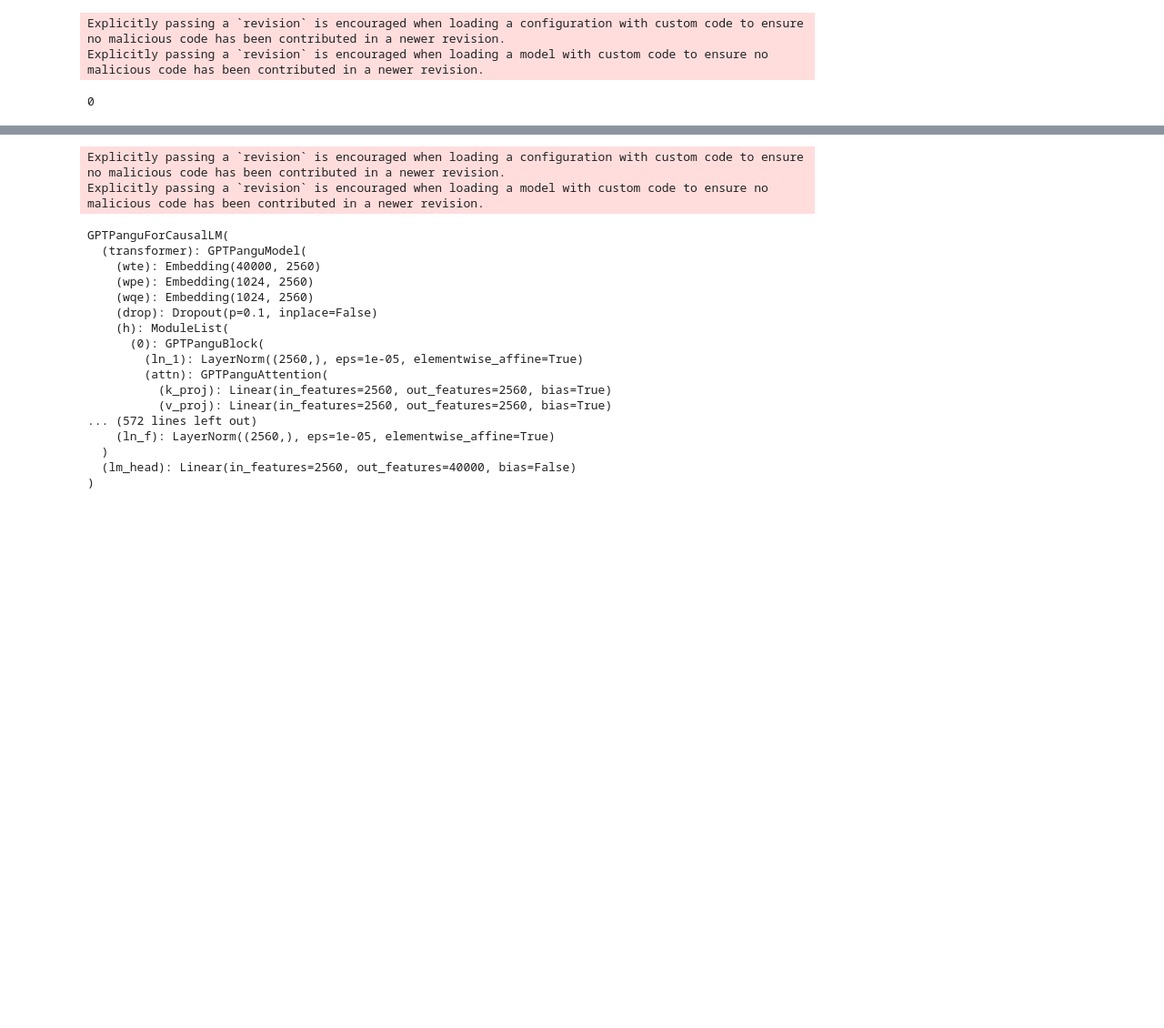
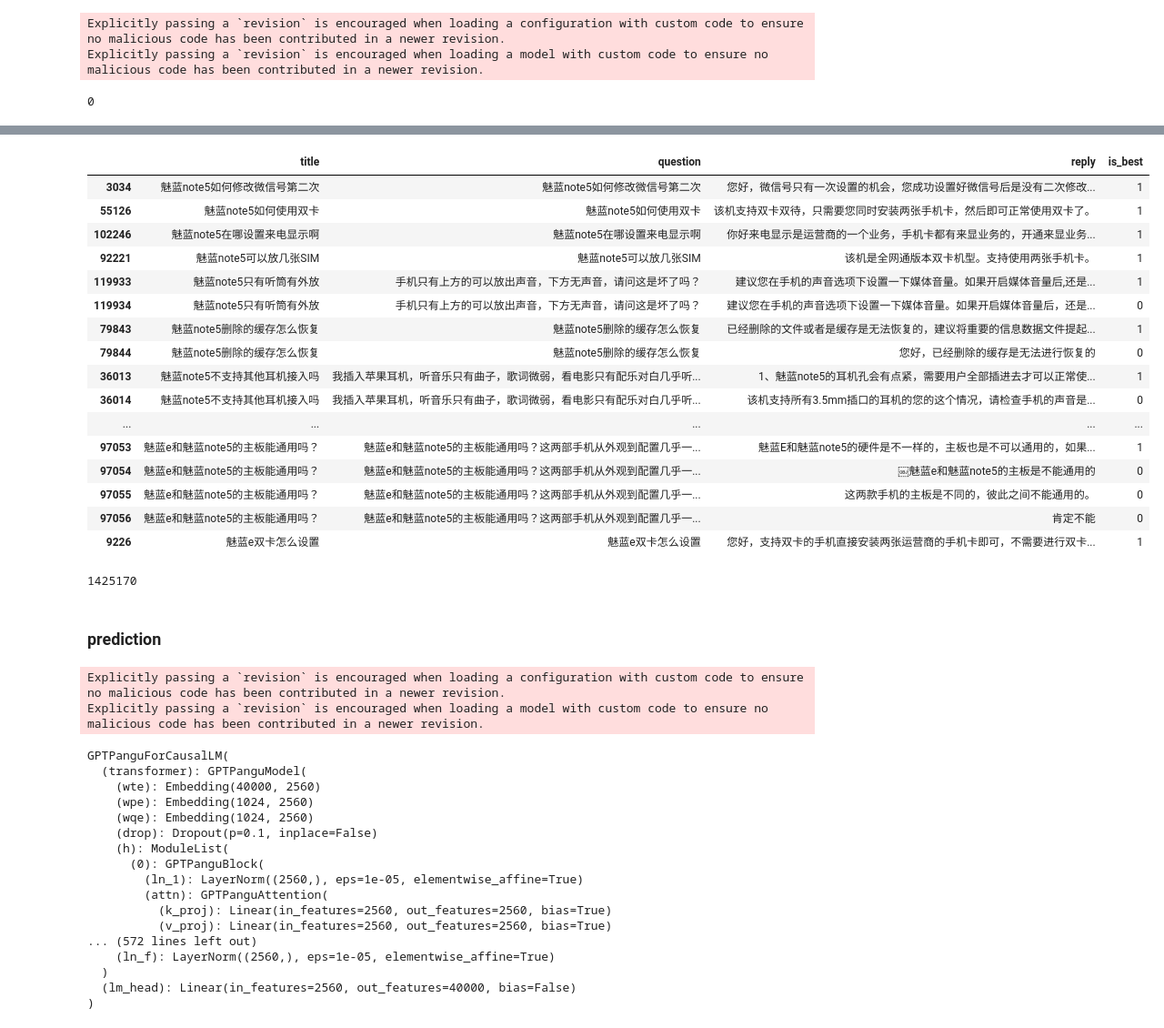
Before and after one commit to sunzeyeah/RLHF, a Jupyter notebook: src/notebook/rlhf.ipynb, the cells around one changed output, grey strips where cells are left out. Shown at 91% size. Drawn from its saved outputs; the diff is of its cells as text; code cells hidden in the pictures; blank space fills up the shorter version.

```diff
--- a/src/notebook/rlhf.ipynb
+++ b/src/notebook/rlhf.ipynb
@@ -63,0 +121,31 @@ Explicitly passing a `revision` is encouraged when loading a model with custom c
+# %%
+# zhidao
+t = time.time()
+fp = "/Users/zeyesun/Documents/Data/raw/zhidao/*.csv"
+fo = "/Users/zeyesun/Documents/Data/chatgpt/processed/zhidao.jsonl"
+ct = 0
+with open(fo, "w", encoding="utf-8") as w:
+    for fi in glob.glob(fp):
+        ct = 0
+        df = pd.read_csv(fi).sort_values(by=["title", "is_best"], ascending=False)
+        prev_title = None
+        prev_prompt = None
+        for _, val in df.iterrows():
+            if isinstance(val['question'], str) and val['question'] != val['title']:
+                prompt = f"问题：{val['title']}{tokenizer.sep_token}内容：{val['question']}{tokenizer.sep_token}回答："
+            else:
+                prompt = f"问题：{val['title']}{tokenizer.sep_token}回答："
+            if prev_title is not None and prev_title == val['title']:
+                answers.append({"answer": val['reply'], "score": val['is_best']})
+            else:
+                if prev_title is not None:
+#                     l3.append({"prompt": prev_prompt, "answers": copy.deepcopy(answers)})
+                    w.write(json.dumps({"prompt": prev_prompt, "answers": answers}, ensure_ascii=False)+'\n')
+                answers = [{"answer": val['reply'], "score": val['is_best']}]
+            prev_prompt = prompt
+            prev_title = val['title']
+            ct += 1
+#         l3.append({"prompt": prev_prompt, "answers": copy.deepcopy(answers)})
+        w.write(json.dumps({"prompt": prev_prompt, "answers": answers}, ensure_ascii=False)+'\n')
+        print(f"finished processing {os.path.basename(fi)}")
+print(f"length: {ct}, time taken: {time.time()-t} s")
@@ -64,3 +278,49 @@ Explicitly passing a `revision` is encouraged when loading a model with custom c
+# %%
+df.sort_values(by=["title", "is_best"], ascending=False, inplace=True)
+# %%
+df[~df['question'].isna()].iloc[100:150]
+# %% [output]
+|  | title | question | reply | is_best |
+| 3034 | 魅蓝note5如何修改微信号第二次 | 魅蓝note5如何修改微信号第二次 | 您好，微信号只有一次设置的机会，您成功设置好微信号后是没有二次修改... | 1 |
+| 55126 | 魅蓝note5如何使用双卡 | 魅蓝note5如何使用双卡 | 该机支持双卡双待，只需要您同时安装两张手机卡，然后即可正常使用双卡了。 | 1 |
+| 102246 | 魅蓝note5在哪设置来电显示啊 | 魅蓝note5在哪设置来电显示啊 | 你好来电显示是运营商的一个业务，手机卡都有来显业务的，开通来显业务... | 1 |
+| 92221 | 魅蓝note5可以放几张SIM | 魅蓝note5可以放几张SIM | 该机是全网通版本双卡机型。支持使用两张手机卡。 | 1 |
+| 119933 | 魅蓝note5只有听筒有外放 | 手机只有上方的可以放出声音，下方无声音，请问这是坏了吗？ | 建议您在手机的声音选项下设置一下媒体音量。如果开启媒体音量后,还是... | 1 |
+| 119934 | 魅蓝note5只有听筒有外放 | 手机只有上方的可以放出声音，下方无声音，请问这是坏了吗？ | 建议您在手机的声音选项下设置一下媒体音量。如果开启媒体音量后，还是... | 0 |
+| 79843 | 魅蓝note5删除的缓存怎么恢复 | 魅蓝note5删除的缓存怎么恢复 | 已经删除的文件或者是缓存是无法恢复的，建议将重要的信息数据文件提起... | 1 |
+| 79844 | 魅蓝note5删除的缓存怎么恢复 | 魅蓝note5删除的缓存怎么恢复 | 您好，已经删除的缓存是无法进行恢复的 | 0 |
+| 36013 | 魅蓝note5不支持其他耳机接入吗 | 我插入苹果耳机，听音乐只有曲子，歌词微弱，看电影只有配乐对白几乎听... | 1、魅蓝note5的耳机孔会有点紧，需要用户全部插进去才可以正常使... | 1 |
+| 36014 | 魅蓝note5不支持其他耳机接入吗 | 我插入苹果耳机，听音乐只有曲子，歌词微弱，看电影只有配乐对白几乎听... | 该机支持所有3.5mm插口的耳机的您的这个情况，请检查手机的声音是... | 0 |
+| ... | ... | ... | ... | ... |
+| 97053 | 魅蓝e和魅蓝note5的主板能通用吗？ | 魅蓝e和魅蓝note5的主板能通用吗？这两部手机从外观到配置几乎一... | 魅蓝E和魅蓝note5的硬件是不一样的，主板也是不可以通用的，如果... | 1 |
+| 97054 | 魅蓝e和魅蓝note5的主板能通用吗？ | 魅蓝e和魅蓝note5的主板能通用吗？这两部手机从外观到配置几乎一... | ￼魅蓝e和魅蓝note5的主板是不能通用的 | 0 |
+| 97055 | 魅蓝e和魅蓝note5的主板能通用吗？ | 魅蓝e和魅蓝note5的主板能通用吗？这两部手机从外观到配置几乎一... | 这两款手机的主板是不同的，彼此之间不能通用的。 | 0 |
+| 97056 | 魅蓝e和魅蓝note5的主板能通用吗？ | 魅蓝e和魅蓝note5的主板能通用吗？这两部手机从外观到配置几乎一... | 肯定不能 | 0 |
+| 9226 | 魅蓝e双卡怎么设置 | 魅蓝e双卡怎么设置 | 您好，支持双卡的手机直接安装两张运营商的手机卡即可，不需要进行双卡... | 1 |
+# %%
+# f = "/Users/zeyesun/Documents/Data/raw/baike_qa2019/baike_qa_train.json"
+f = "D:\\Data\\raw\\baike_qa_train.json"
+items = []
+lens_prompt = []
+lens_label = []
+with open(f, "r", encoding="utf-8") as r:
+    while True:
+        line = r.readline()
+        if not line:
+            break
+        item = json.loads(line.strip("\n"))
+        prompt = clean_text(item['title'] if len(item['title']) > len(item['desc']) else item['desc'])
+        label = clean_text(item['answer'])
+        items.append(item)
+        lens_prompt.append(len(prompt))
+        lens_label.append(len(label))
+print(len(items))
+print(np.percentile(lens_prompt, np.arange(90, 101)))
+print(np.percentile(lens_label, np.arange(90, 101)))
+# %% [output]
+1425170
+# %% [markdown]
+### prediction
 # %%
 model = AutoModelForCausalLM.from_pretrained(model_name_or_path, trust_remote_code=True, use_cache=False)
 model.resize_token_embeddings(len(tokenizer.sp))
```
Also changed, not shown: parts of 19 cells of this notebook.
